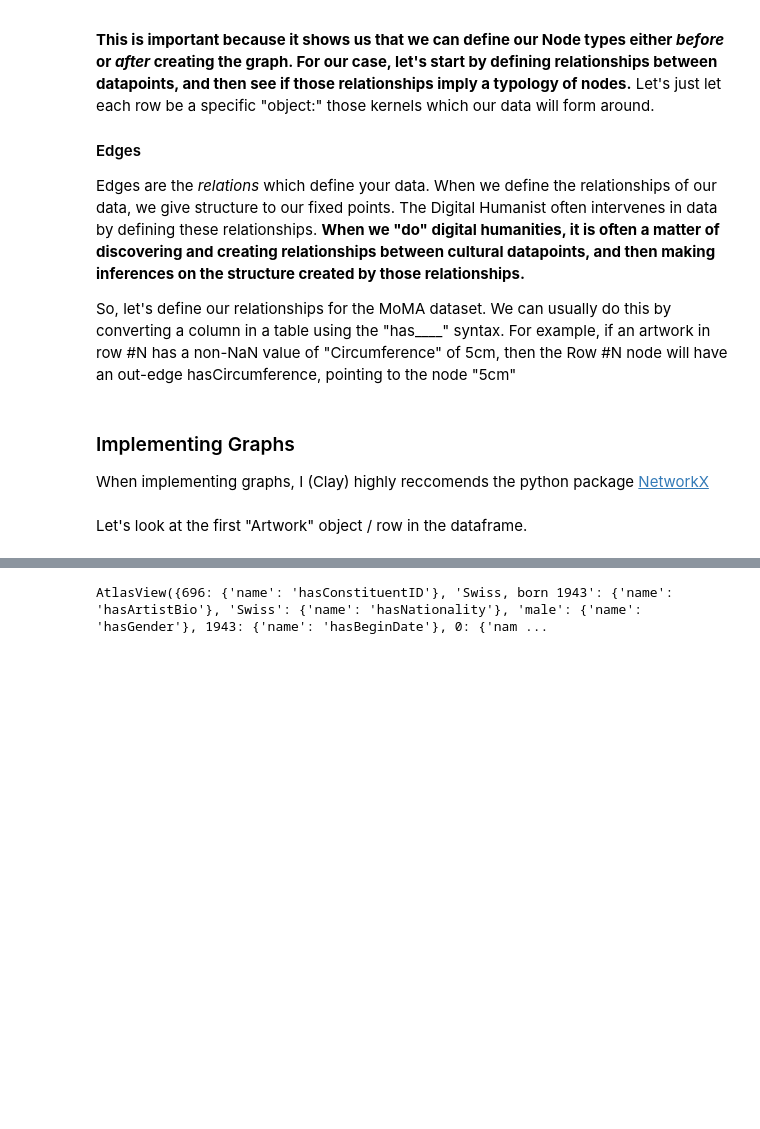
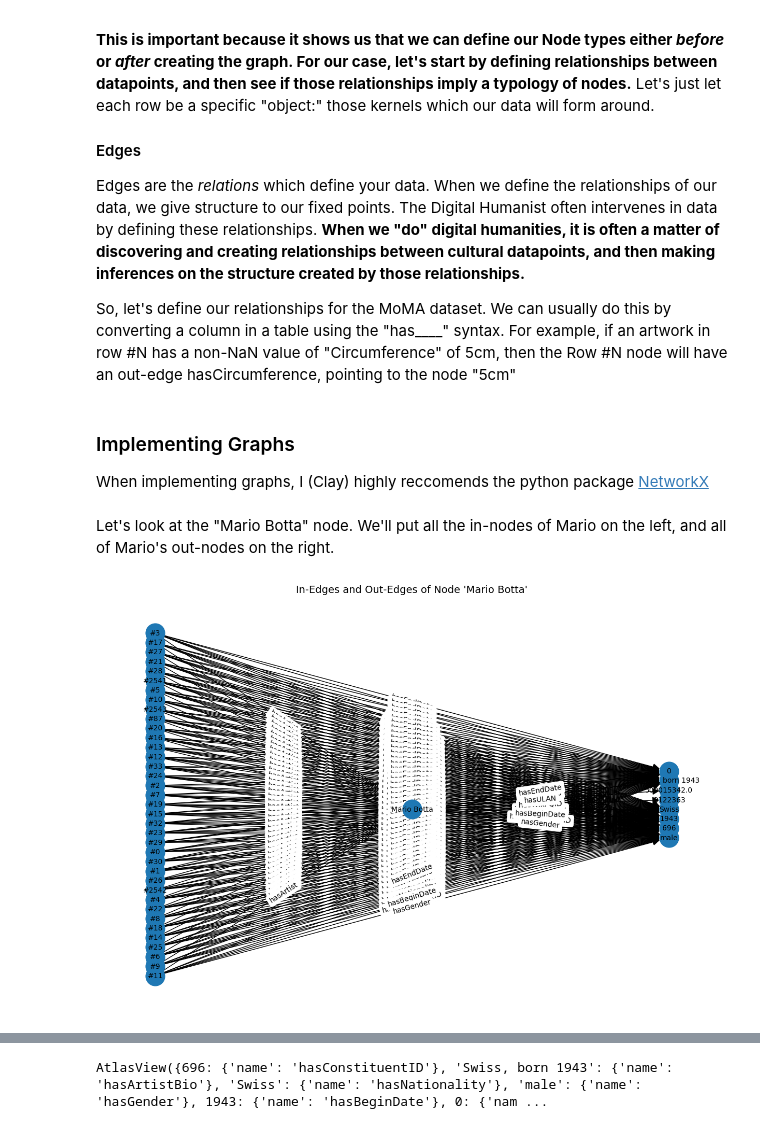
Before and after one commit to ccpfoye/FDH_Notebooks, a Jupyter notebook: Notebooks/Part 3: Knowledge/SemanticModeling.ipynb, the cells around one changed output, grey strips where cells are left out. Drawn from its saved outputs; the diff is of its cells as text; code cells hidden in the pictures; blank space fills up the shorter version.

Commit message:
CODE: Graphs

```diff
--- a/Notebooks/Part 3: Knowledge/SemanticModeling.ipynb
+++ b/Notebooks/Part 3: Knowledge/SemanticModeling.ipynb
@@ -131,6 +131,18 @@ So, let's define our relationships for the MoMA dataset. We can usually do this
 # %% [markdown]
 ### Implementing Graphs
 When implementing graphs, I (Clay) highly reccomends the python package [NetworkX](https://networkx.org/documentation/stable/index.html)
+# %%
+# let's clean the artworks data first.
+# Remove any parentheses from all columns
+swiss_artworks = swiss_artworks.applymap(
+    lambda x: x.replace("(", "").replace(")", "") if isinstance(x, str) else x
+)
+
+# Cast any columns that are numbers to numbers
+# Automatically convert numeric columns to appropriate numeric types
+for col in swiss_artworks.columns:
+    # Attempt to convert the column to numeric, ignoring errors
+    swiss_artworks[col] = pd.to_numeric(swiss_artworks[col], errors='ignore')
 # %%
 # Because most of the data is in the artworks dataset, we will first create the graph using that table, and then add the attributes from the artists table
 import networkx as nx
@@ -165,5 +177,49 @@ for idx, row in swiss_artists.iterrows():
                 if row[column] not in G.nodes:
                     G.add_node(row[column])
                 G.add_edge(row['DisplayName'], row[column], name=edgeName)
-# %% [markdown]
-Let's look at the first "Artwork" object / row in the dataframe.
+# %% [markdown]
+Let's look at the "Mario Botta" node. We'll put all the in-nodes of Mario on the left, and all of Mario's out-nodes on the right.
+# %%
+import matplotlib.pyplot as plt
+import networkx as nx
+
+# Node of interest
+node_of_interest = "Mario Botta"
+
+def plot_in_out_nodes(node_of_interest):
+
+    # Get in-edges and out-edges
+    in_edges = G.in_edges(node_of_interest, data=True)
+    out_edges = G.out_edges(node_of_interest, data=True)
+
+    # Create a subgraph with the node of interest, its in-edge sources, and out-edge targets
+    in_nodes = {u for u, _, _ in in_edges}  # Nodes with edges pointing to the node of interest
+    out_nodes = {v for _, v, _ in out_edges}  # Nodes the node of interest points to
+    all_nodes = {node_of_interest} | in_nodes | out_nodes
+    subgraph = G.subgraph(all_nodes)
+
+    # Create a custom layout
+    pos = {}
+    # Position the main node at the center
+    pos[node_of_interest] = (0, 0)
+    # Position in-edge nodes on the left
+    for i, node in enumerate(in_nodes):
+        pos[node] = (-1, len(in_nodes) / 2 - i)
+    # Position out-edge nodes on the right
+    for i, node in enumerate(out_nodes):
+        pos[node] = (1, len(out_nodes) / 2 - i)
+
+    # Draw the subgraph
+    plt.figure(figsize=(12, 8))
+    nx.draw(subgraph, pos, with_labels=True, node_size=700, font_size=10, arrowsize=20)
+
+    # Draw edge labels to indicate relationships
+    edge_labels = nx.get_edge_attributes(subgraph, "name")
+    nx.draw_networkx_edge_labels(subgraph, pos, edge_labels=edge_labels)
+
+    plt.title(f"In-Edges and Out-Edges of Node '{node_of_interest}'", fontsize=14)
+    plt.show()
+
+plot_in_out_nodes(node_of_interest)
+# %% [output]
+[figure, added]
```
Also changed, not shown: parts of 11 cells of this notebook.
